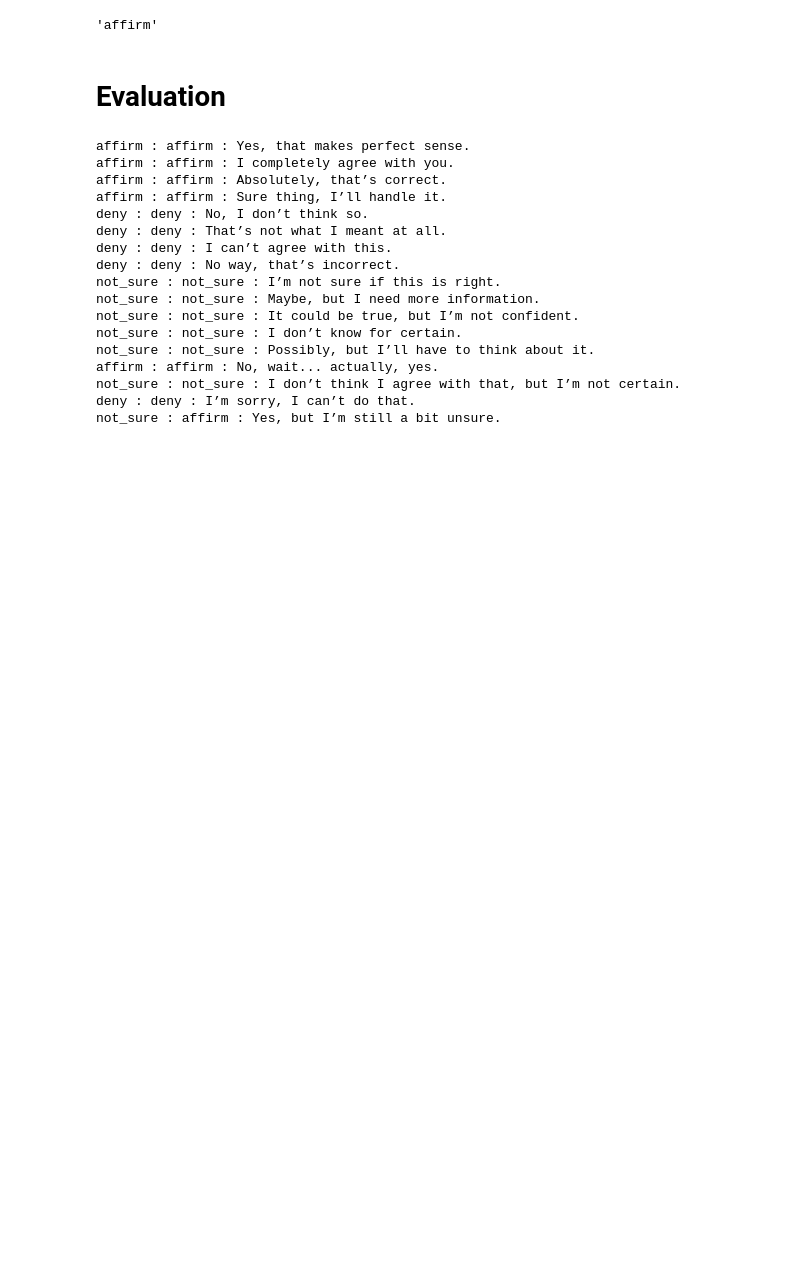
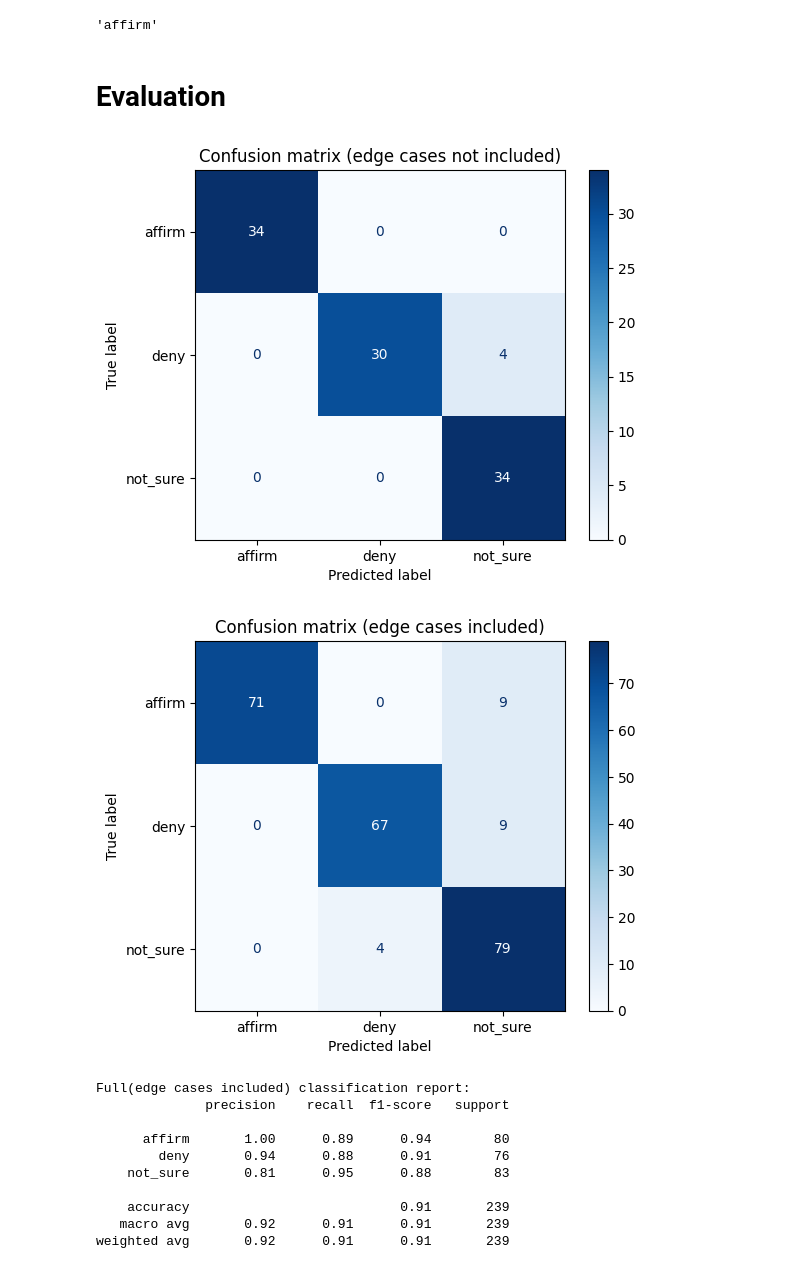
Before and after one commit to Deepam-Rai/AI_Exps, a Jupyter notebook: classification/Embedding_Space_Representation.ipynb, the cells around one changed output. Cells and saved outputs as stored; diff of their text form; code cells hidden in the pictures; blank space fills up the shorter version.

Commit message:
Added confusion matrix and classification report.

```diff
--- a/classification/Embedding_Space_Representation.ipynb
+++ b/classification/Embedding_Space_Representation.ipynb
@@ -101,25 +74,3 @@ classify("Yea sure!")
 'affirm'
 # %% [markdown]
 # Evaluation
-# %%
-for sample in test_samples:
-    predicted = classify(sample["text"])
-    print(f'{predicted} : {sample["category"]} : {sample["text"]}')
-# %% [output]
-affirm : affirm : Yes, that makes perfect sense.
-affirm : affirm : I completely agree with you.
-affirm : affirm : Absolutely, that’s correct.
-affirm : affirm : Sure thing, I’ll handle it.
-deny : deny : No, I don’t think so.
-deny : deny : That’s not what I meant at all.
-deny : deny : I can’t agree with this.
-deny : deny : No way, that’s incorrect.
-not_sure : not_sure : I’m not sure if this is right.
-not_sure : not_sure : Maybe, but I need more information.
-not_sure : not_sure : It could be true, but I’m not confident.
-not_sure : not_sure : I don’t know for certain.
-not_sure : not_sure : Possibly, but I’ll have to think about it.
-affirm : affirm : No, wait... actually, yes.
-not_sure : not_sure : I don’t think I agree with that, but I’m not certain.
-deny : deny : I’m sorry, I can’t do that.
-not_sure : affirm : Yes, but I’m still a bit unsure.
@@ -125,0 +225,52 @@ not_sure : affirm : Yes, but I’m still a bit unsure.
+# %%
+from sklearn.metrics import confusion_matrix, ConfusionMatrixDisplay, classification_report
+from matplotlib import pyplot as plt
+
+true_categories = []
+predicted_categories = []
+
+test_data = test_samples
+for sample in test_data:
+    predicted = classify(sample["text"])
+    true_categories.append(sample["category"])
+    predicted_categories.append(predicted)
+    # print(f'{predicted} : {sample["category"]} : {sample["text"]}')
+
+# display confusino matrix
+cm = confusion_matrix(true_categories, predicted_categories, labels=list(categories.keys()))
+disp = ConfusionMatrixDisplay(confusion_matrix=cm, display_labels=categories.keys())
+disp.plot(cmap=plt.cm.Blues)
+plt.title("Confusion matrix (edge cases not included)")
+plt.show()
+
+test_data = test_data + edge_cases
+for sample in test_data:
+    predicted = classify(sample["text"])
+    true_categories.append(sample["category"])
+    predicted_categories.append(predicted)
+    # print(f'{predicted} : {sample["category"]} : {sample["text"]}')
+
+# display confusino matrix
+cm = confusion_matrix(true_categories, predicted_categories, labels=list(categories.keys()))
+disp = ConfusionMatrixDisplay(confusion_matrix=cm, display_labels=categories.keys())
+disp.plot(cmap=plt.cm.Blues)
+plt.title("Confusion matrix (edge cases included)")
+plt.show()
+
+# print classification report
+print("Full(edge cases included) classification report:")
+report = classification_report(true_categories, predicted_categories, labels=list(categories.keys()))
+print(report)
+# %% [output]
+[figure, added]
+[figure, added]
+Full(edge cases included) classification report:
+              precision    recall  f1-score   support
+
+      affirm       1.00      0.89      0.94        80
+        deny       0.94      0.88      0.91        76
+    not_sure       0.81      0.95      0.88        83
+
+    accuracy                           0.91       239
+   macro avg       0.92      0.91      0.91       239
+weighted avg       0.92      0.91      0.91       239
```
Also changed, not shown: parts of 2 cells of this notebook.
